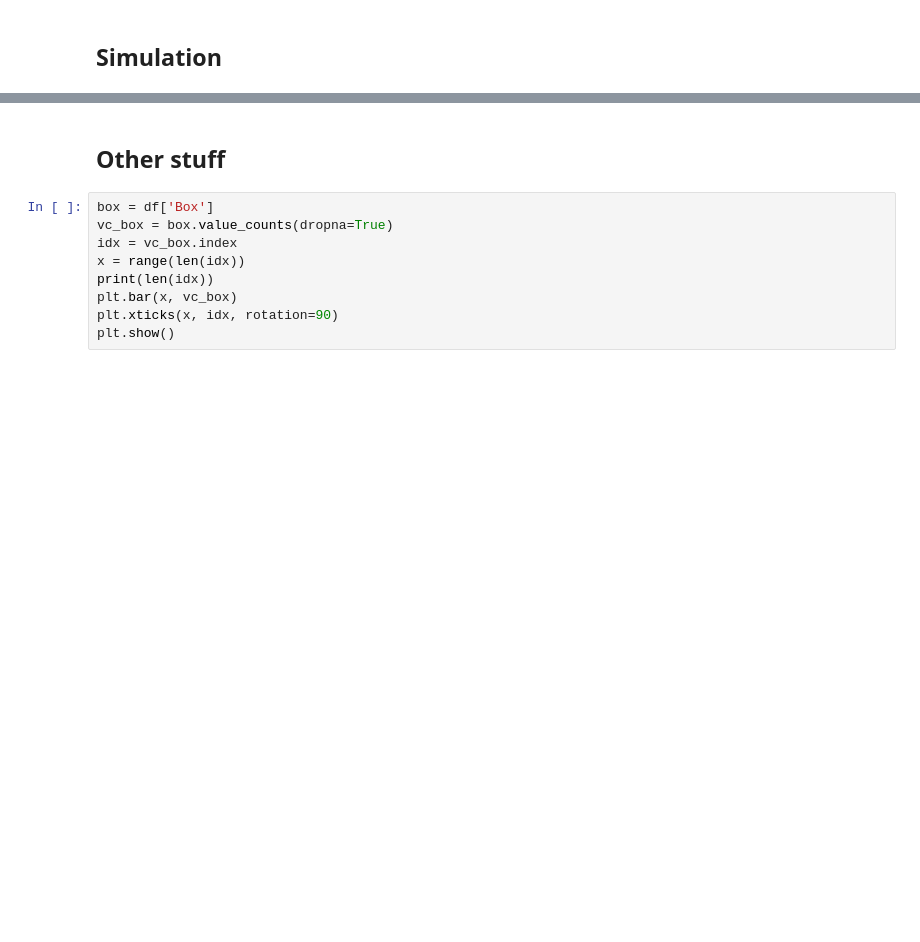
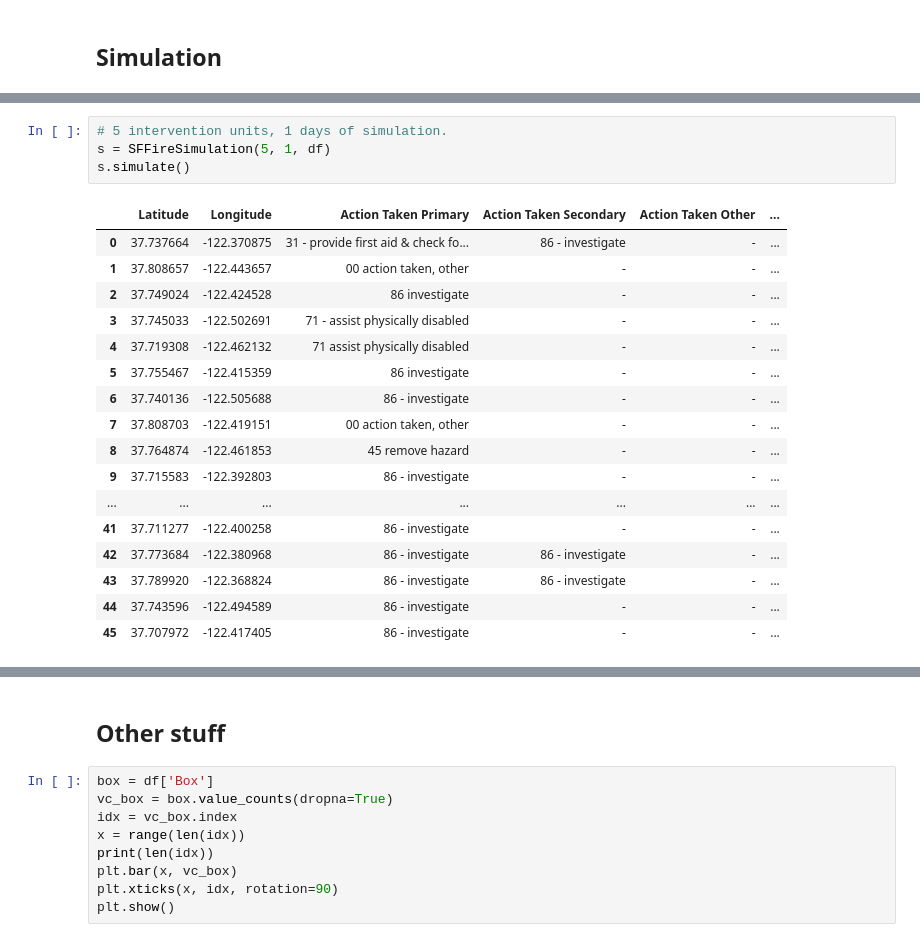
Before and after one commit to lipry/San-Francisco-Fires-Simulation, a Jupyter notebook: SF fire incidents data analysis.ipynb, the cells around one changed output, grey strips where cells are left out. Cells and saved outputs as stored; diff of their text form; blank space fills up the shorter version.

```diff
--- a/SF fire incidents data analysis.ipynb
+++ b/SF fire incidents data analysis.ipynb
@@ -167,0 +174,22 @@ kstest(serving_times, 'lognorm', args=(lnshape, lnloc, lnscale), alternative='gr
+# %%
+# 5 intervention units, 1 days of simulation.
+s = SFFireSimulation(5, 1, df)
+s.simulate()
+# %% [output]
+|  | Latitude | Longitude | Action Taken Primary | Action Taken Secondary | Action Taken Other | ... |
+| 0 | 37.737664 | -122.370875 | 31 - provide first aid & check fo... | 86 - investigate | - | ... |
+| 1 | 37.808657 | -122.443657 | 00 action taken, other | - | - | ... |
+| 2 | 37.749024 | -122.424528 | 86 investigate | - | - | ... |
+| 3 | 37.745033 | -122.502691 | 71 - assist physically disabled | - | - | ... |
+| 4 | 37.719308 | -122.462132 | 71 assist physically disabled | - | - | ... |
+| 5 | 37.755467 | -122.415359 | 86 investigate | - | - | ... |
+| 6 | 37.740136 | -122.505688 | 86 - investigate | - | - | ... |
+| 7 | 37.808703 | -122.419151 | 00 action taken, other | - | - | ... |
+| 8 | 37.764874 | -122.461853 | 45 remove hazard | - | - | ... |
+| 9 | 37.715583 | -122.392803 | 86 - investigate | - | - | ... |
+| ... | ... | ... | ... | ... | ... | ... |
+| 41 | 37.711277 | -122.400258 | 86 - investigate | - | - | ... |
+| 42 | 37.773684 | -122.380968 | 86 - investigate | 86 - investigate | - | ... |
+| 43 | 37.789920 | -122.368824 | 86 - investigate | 86 - investigate | - | ... |
+| 44 | 37.743596 | -122.494589 | 86 - investigate | - | - | ... |
+| 45 | 37.707972 | -122.417405 | 86 - investigate | - | - | ... |
```
Also changed, not shown: parts of 13 cells of this notebook.
